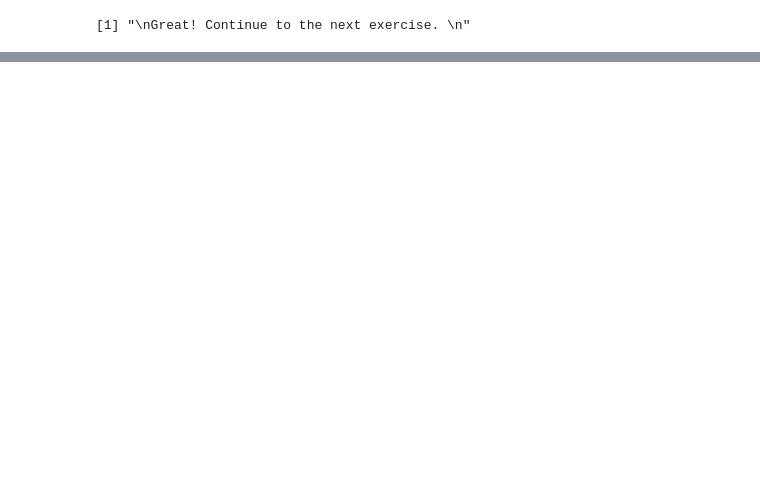
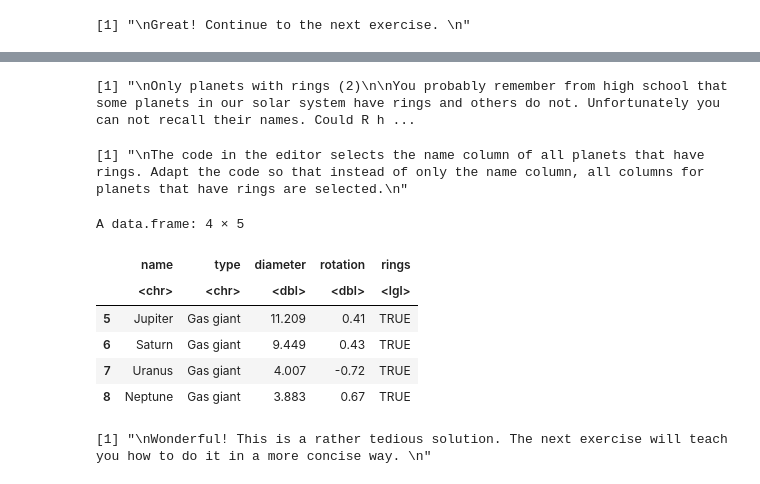
Before and after one commit to Gisleudo-Cortez/Estudos-studies, a Jupyter notebook: DataCamp/R/courses/introduction_to_R/scripts/chapter_05.ipynb, the cells around one changed output, grey strips where cells are left out. Cells and saved outputs as stored; diff of their text form; code cells hidden in the pictures; blank space fills up the shorter version.

```diff
--- a/DataCamp/R/courses/introduction_to_R/scripts/chapter_05.ipynb
+++ b/DataCamp/R/courses/introduction_to_R/scripts/chapter_05.ipynb
@@ -341,0 +394,46 @@ A data.frame: 32 × 11
+# %%
+# exercise 09
+
+"
+Only planets with rings (2)
+
+You probably remember from high school that some planets in our solar system have rings and others do not. Unfortunately you can not recall their names. Could R help you out?
+
+If you type rings_vector in the console, you get:
+
+[1] FALSE FALSE FALSE FALSE  TRUE  TRUE  TRUE  TRUE
+
+This means that the first four observations (or planets) do not have a ring (FALSE), but the other four do (TRUE). However, you do not get a nice overview of the names of these planets, their diameter, etc. Let's try to use rings_vector to select the data for the four planets with rings.
+"
+
+# Instructions
+
+"
+The code in the editor selects the name column of all planets that have rings. Adapt the code so that instead of only the name column, all columns for planets that have rings are selected.
+"
+
+# solution
+
+# planets_df and rings_vector are pre-loaded in your workspace
+
+# Adapt the code to select all columns for planets with rings
+planets_df[rings_vector, ]
+
+#----------------------------------#
+
+# Conclusion
+
+"
+Wonderful! This is a rather tedious solution. The next exercise will teach you how to do it in a more concise way.
+"
+# %% [output]
+[1] "\nOnly planets with rings (2)\n\nYou probably remember from high school that some planets in our solar system have rings and others do not. Unfortunately you can not recall their names. Could R h ...
+[1] "\nThe code in the editor selects the name column of all planets that have rings. Adapt the code so that instead of only the name column, all columns for planets that have rings are selected.\n"
+A data.frame: 4 × 5
+|  | name | type | diameter | rotation | rings |
+|  | <chr> | <chr> | <dbl> | <dbl> | <lgl> |
+| 5 | Jupiter | Gas giant | 11.209 | 0.41 | TRUE |
+| 6 | Saturn | Gas giant | 9.449 | 0.43 | TRUE |
+| 7 | Uranus | Gas giant | 4.007 | -0.72 | TRUE |
+| 8 | Neptune | Gas giant | 3.883 | 0.67 | TRUE |
+[1] "\nWonderful! This is a rather tedious solution. The next exercise will teach you how to do it in a more concise way. \n"
```
Also changed, not shown: parts of 20 cells of this notebook, 1 other file.
